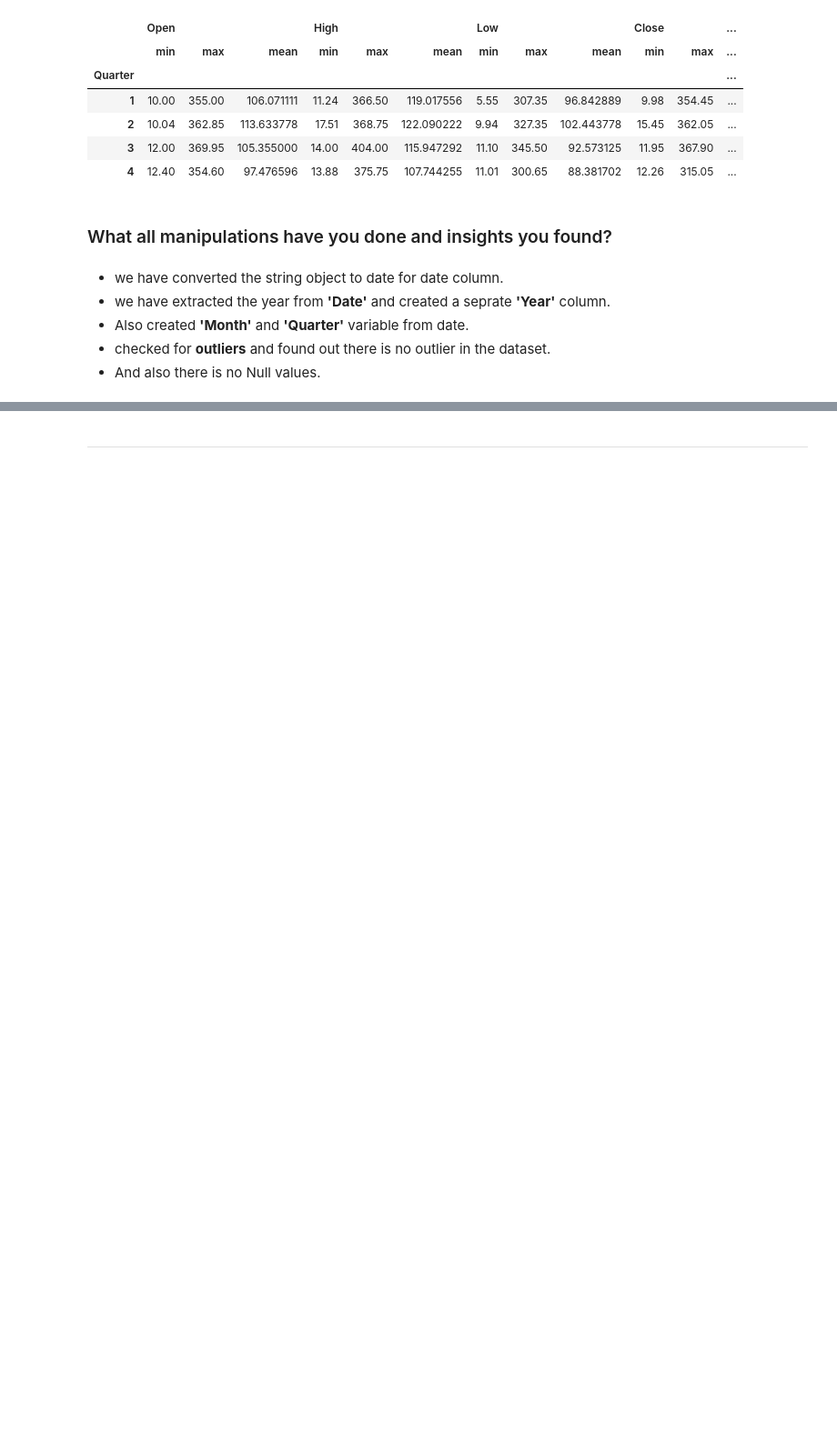
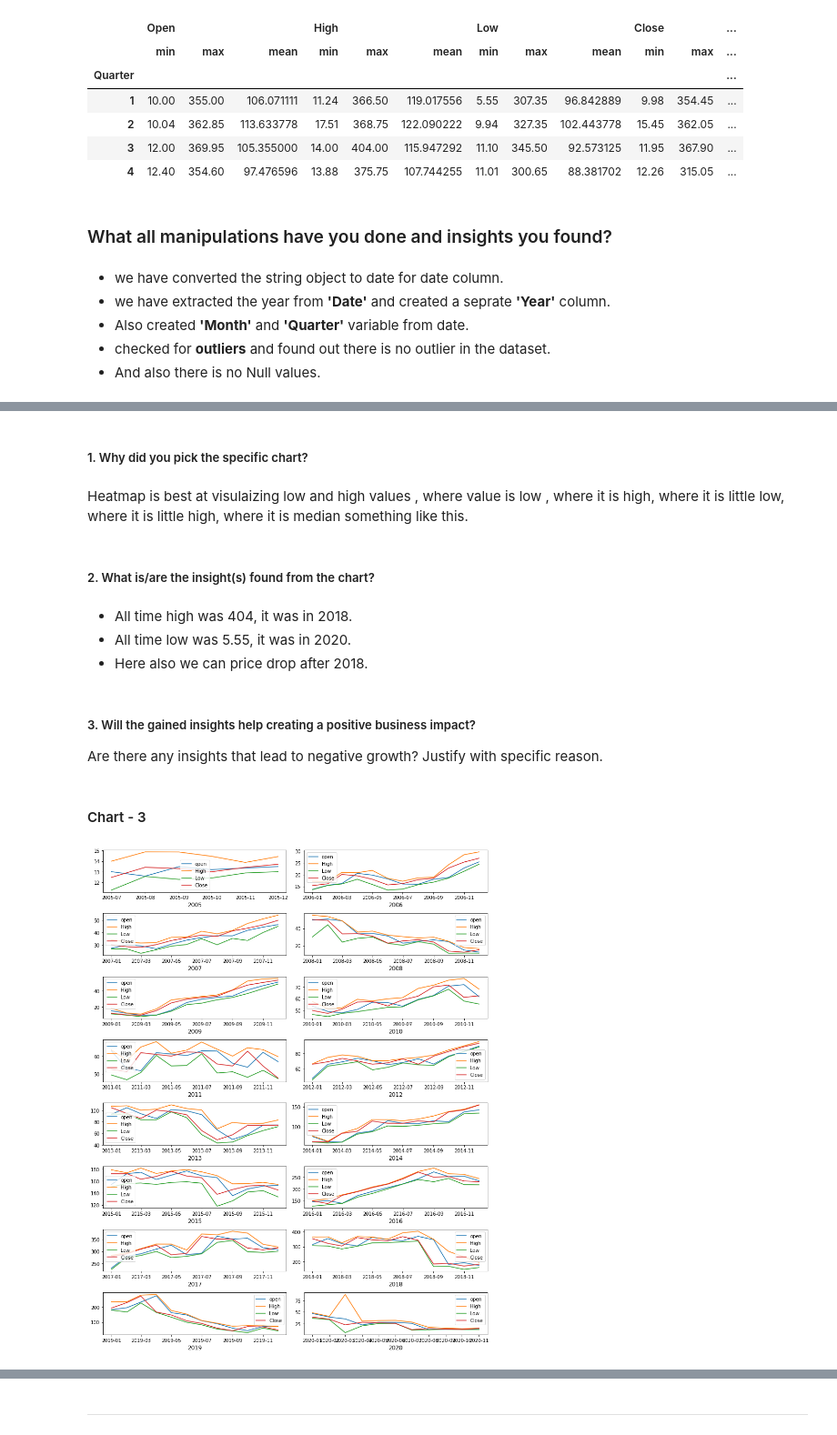
Before and after one commit to kuldeep-sngh/Yes-Bank-Stock-Closing-Price-Prediction, a Jupyter notebook: Yes_Bank_Stock_Closing_Price_Prediction.ipynb, the cells around one changed output, grey strips where cells are left out. Shown at 91% size. Drawn from its saved outputs; the diff is of its cells as text; code cells hidden in the pictures; blank space fills up the shorter version.

```diff
--- a/Yes_Bank_Stock_Closing_Price_Prediction.ipynb
+++ b/Yes_Bank_Stock_Closing_Price_Prediction.ipynb
@@ -415,0 +456,31 @@ df.groupby('Quarter').aggregate({'Open' : [min, max, 'mean'], 'High' : [min, max
+# %% [markdown]
+##### 1. Why did you pick the specific chart?
+# %% [markdown]
+Heatmap is best at visulaizing low and high values , where value is low , where it is high, where it is little low, where it is little high, where it is median something like this.
+# %% [markdown]
+##### 2. What is/are the insight(s) found from the chart?
+# %% [markdown]
+* All time high was 404, it was in 2018.
+* All time low was 5.55, it was in 2020.
+* Here also we can price drop after 2018.
+# %% [markdown]
+##### 3. Will the gained insights help creating a positive business impact?
+Are there any insights that lead to negative growth? Justify with specific reason.
+# %% [markdown]
+#### Chart - 3
+# %%
+# Visualizing price trends of each year separately
+fig = plt.figure(figsize=(12,15))
+c=1
+for i in df['Year'].unique() :
+    plt.subplot(8, 2, c)
+    plt.xlabel(i, fontsize = 12)
+    plt.plot(df['Date'][df['Year'] == i] , df['Open'][df['Year'] == i] , label = 'open')
+    plt.plot(df['Date'][df['Year'] == i] , df['High'][df['Year'] == i] , label = 'High')
+    plt.plot(df['Date'][df['Year'] == i] , df['Low'][df['Year'] == i], label = 'Low')
+    plt.plot(df['Date'][df['Year'] == i] , df['Close'][df['Year'] == i], label = 'Close')
+    plt.legend()
+    c = c + 1
+plt.tight_layout()
+# %% [output]
+[figure, added]
```
Also changed, not shown: parts of 268 cells of this notebook.
